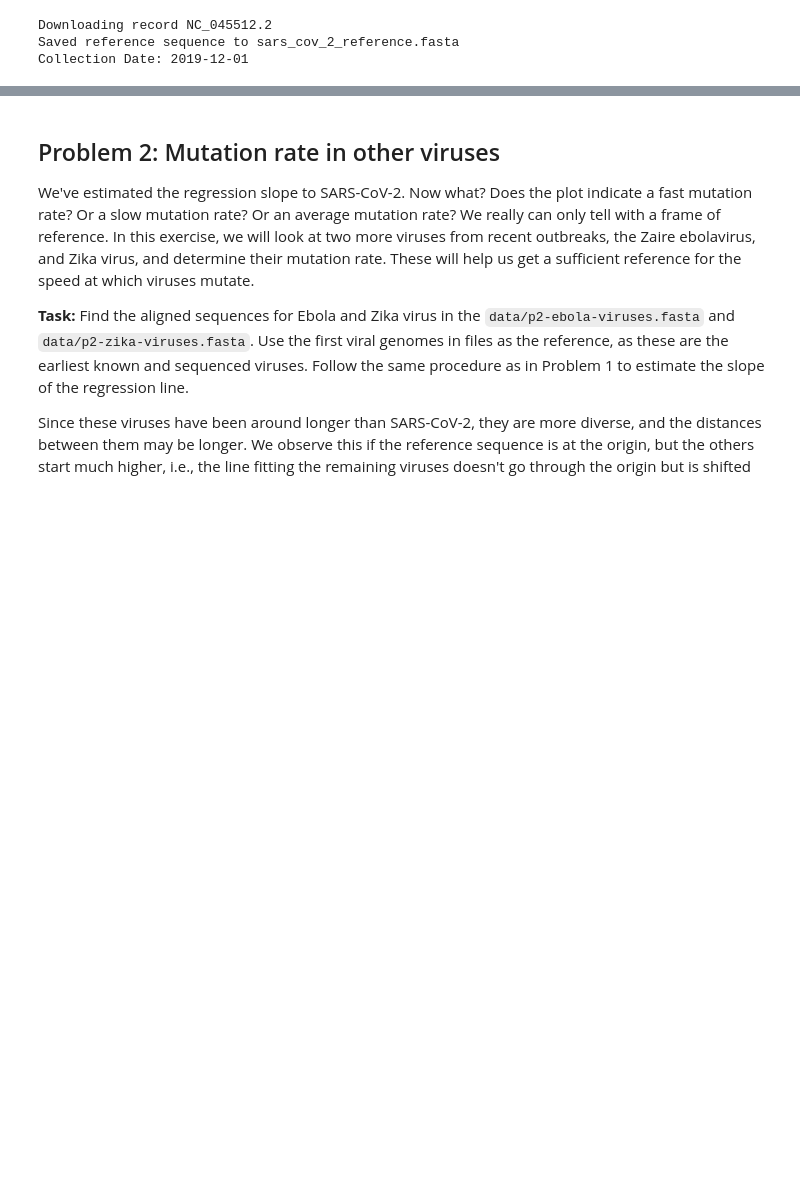
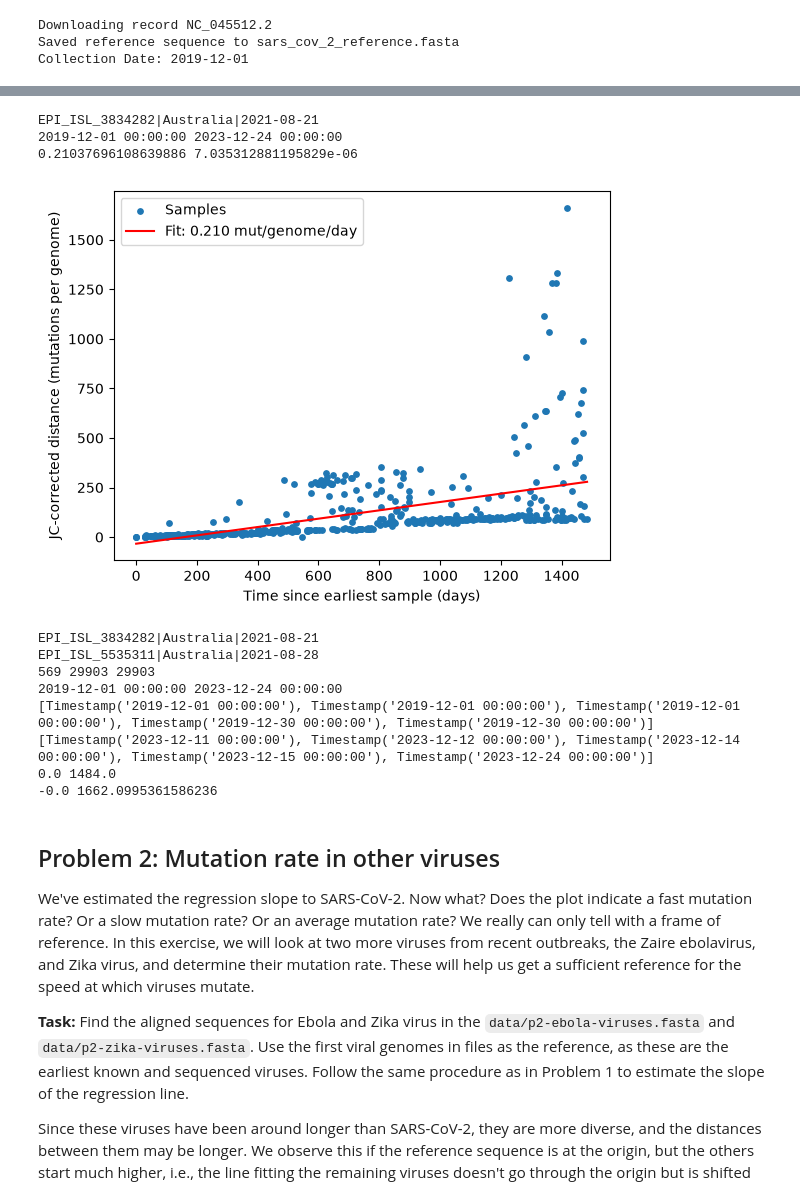
Before and after one commit to haircutt/assign_viral_evo, a Jupyter notebook: viral_evo_workbook.ipynb, the cells around one changed output, grey strips where cells are left out. Drawn from its saved outputs; the diff is of its cells as text; code cells hidden in the pictures; blank space fills up the shorter version.

Commit message:
fix: plot

```diff
--- a/viral_evo_workbook.ipynb
+++ b/viral_evo_workbook.ipynb
@@ -151,3 +121,79 @@ plt.show()
+# %%
+from matplotlib import pyplot as plt
+from helper_functions import jukes_cantor
+
+ref_date = pd.to_datetime(collection_date)
+
+records = list(SeqIO.parse("data/p1-sars-cov-2-variants.fasta", "fasta"))
+print(records[0].description)
+
+def parse_date(desc):
+    return pd.to_datetime(desc.split("|")[-1].strip())
+
+dates = [parse_date(r.description) for r in records]
+print(min(dates), max(dates))
+
+dates = [parse_date(r.description) for r in records]
+
+ref_aligned = next((str(r.seq) for r in records if "NC_045512" in r.id), reference_str)
+
+start = min([ref_date] + dates)
+
+days = [0.0]
+dist = [0.0]
+for r, d in zip(records, dates):
+    if "NC_045512" in r.id:
+        continue
+    days.append((d - start).days)
+    dist.append(jukes_cantor(ref_aligned, str(r.seq)))
+days, dist = np.array(days), np.array(dist)
+
+slope, intercept = np.polyfit(days, dist, 1)
+sars_cov_2_per_genome_per_day = slope
+genome_len = len(reference_str)                  # 29,903
+sars_cov_2_per_nt_per_day = slope / genome_len
+print(sars_cov_2_per_genome_per_day, sars_cov_2_per_nt_per_day)
+
+# --- plot ---
+xs = np.linspace(0, days.max(), 100)
+plt.scatter(days, dist, s=15, label="Samples")
+plt.plot(xs, slope * xs + intercept, "r-", label=f"Fit: {slope:.3f} mut/genome/day")
+plt.xlabel("Time since earliest sample (days)")
+plt.ylabel("JC-corrected distance (mutations per genome)")
+plt.legend()
+plt.savefig("problem1.svg")
+plt.show()
+
+# Calculate the JC corrected genetic distance from the reference sequence to all other and plot its dependence on the time elapsed from this starting point.
+
+# /home/jjjyl/assign_viral_evo/data/p1-sars-cov-2-variants.fasta
+# /home/jjjyl/assign_viral_evo/data/p2-ebola-viruses.fasta
+# /home/jjjyl/assign_viral_evo/data/p2-zika-viruses.fasta
+# /home/jjjyl/assign_viral_evo/data/p5-aus-spike-proteins.fasta
+# Estimate the mutation rate using linear regression and overlay your plot with the regression line.
+
+print(records[0].description)
+print(records[1].description)
+print(len(records), len(ref_aligned), len(str(records[1].seq)))
+
+print(min(dates), max(dates))
+print(sorted(dates)[:5])
+print(sorted(dates)[-5:])
+print(days.min(), days.max())
+print(dist.min(), dist.max())
+# %% [output]
+EPI_ISL_3834282|Australia|2021-08-21
+2019-12-01 00:00:00 2023-12-24 00:00:00
+0.21037696108639886 7.035312881195829e-06
+[figure, added]
+EPI_ISL_3834282|Australia|2021-08-21
+EPI_ISL_5535311|Australia|2021-08-28
+569 29903 29903
+2019-12-01 00:00:00 2023-12-24 00:00:00
+[Timestamp('2019-12-01 00:00:00'), Timestamp('2019-12-01 00:00:00'), Timestamp('2019-12-01 00:00:00'), Timestamp('2019-12-30 00:00:00'), Timestamp('2019-12-30 00:00:00')]
+[Timestamp('2023-12-11 00:00:00'), Timestamp('2023-12-12 00:00:00'), Timestamp('2023-12-14 00:00:00'), Timestamp('2023-12-15 00:00:00'), Timestamp('2023-12-24 00:00:00')]
+0.0 1484.0
+-0.0 1662.0995361586236
 # %% [markdown]
 ## Problem 2: Mutation rate in other viruses
 
```
Also changed, not shown: parts of 2 cells of this notebook.
